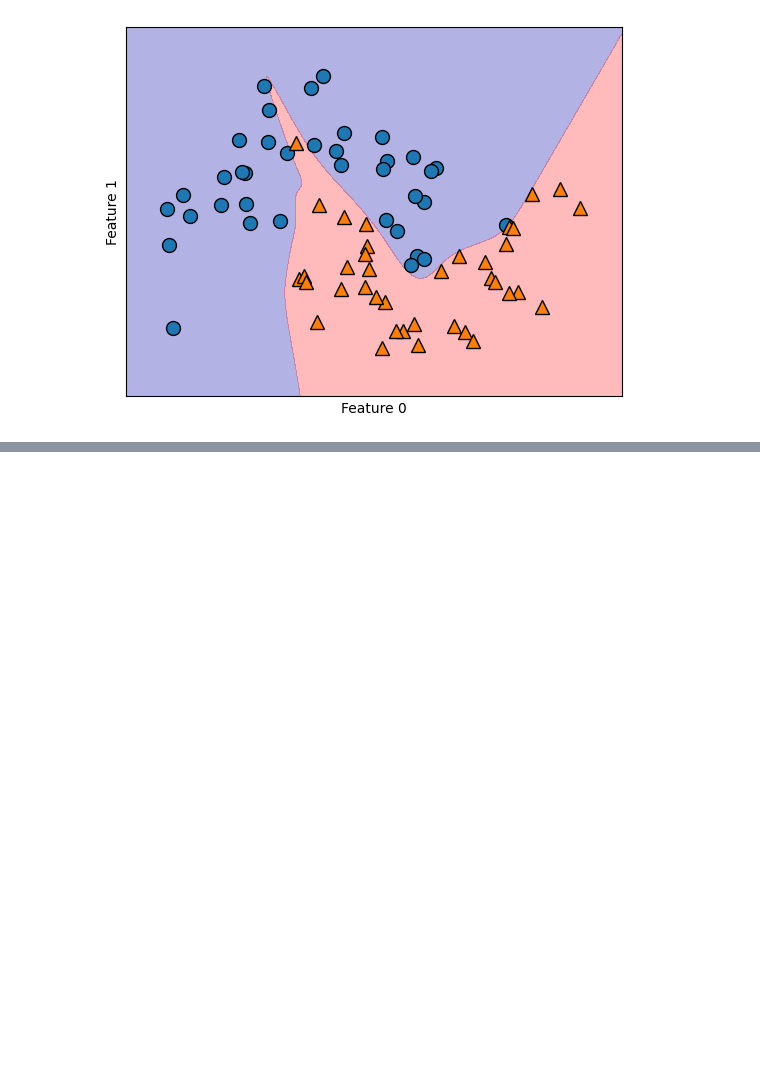
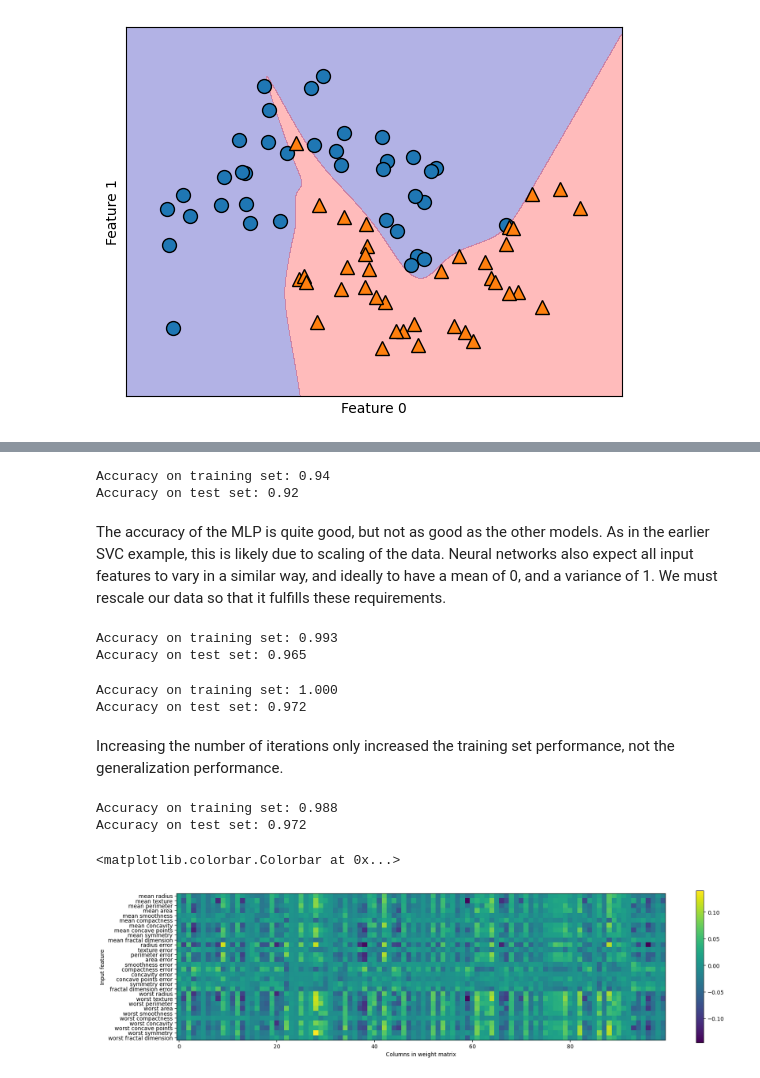
Before and after one commit to thamidu02/ML-With-python, a Jupyter notebook: Supervised Machine Learning Algorithms/Neural Networks (Deep Learning).ipynb, the cells around one changed output, grey strips where cells are left out. Drawn from its saved outputs; the diff is of its cells as text; code cells hidden in the pictures; blank space fills up the shorter version.

```diff
--- a/Supervised Machine Learning Algorithms/Neural Networks (Deep Learning).ipynb
+++ b/Supervised Machine Learning Algorithms/Neural Networks (Deep Learning).ipynb
@@ -82,0 +114,3 @@ Text(0, 0.5, 'Feature 1')
+# %%
+from sklearn.datasets import load_breast_cancer
+cancer=load_breast_cancer()
@@ -82,0 +126,67 @@ Text(0, 0.5, 'Feature 1')
+# %%
+X_train,X_test,y_train,y_test=train_test_split(cancer.data,cancer.target,random_state=0)
+mlp=MLPClassifier(random_state=42)
+mlp.fit(X_train,y_train)
+print("Accuracy on training set: {:.2f}".format(mlp.score(X_train, y_train)))
+print("Accuracy on test set: {:.2f}".format(mlp.score(X_test, y_test)))
+# %% [output]
+Accuracy on training set: 0.94
+Accuracy on test set: 0.92
+# %% [markdown]
+The accuracy of the MLP is quite good, but not as good as the other models. As in the earlier SVC example, this is likely due to scaling of the data. Neural networks also expect all input features to vary in a similar way, and ideally to have a mean of 0, and a variance of 1. We must rescale our data so that it fulfills these requirements.
+# %%
+
+
+mean_on_train=X_train.mean(axis=0) # compute the mean value per feature on the training set
+std_on_train=X_train.std(axis=0) # # compute the standard deviation of each feature on the training set
+
+# subtract the mean, and scale by inverse standard deviation
+# afterward, mean=0 and std=1
+X_train_scaled=(X_train-mean_on_train)/std_on_train
+
+X_test_scaled = (X_test - mean_on_train) / std_on_train # # use THE SAME transformation (using training mean and std) on the test set
+
+
+mlp=MLPClassifier(random_state=42)
+mlp.fit(X_train_scaled,y_train)
+
+print("Accuracy on training set: {:.3f}".format(mlp.score(X_train_scaled, y_train)))
+print("Accuracy on test set: {:.3f}".format(mlp.score(X_test_scaled, y_test)))
+# %% [output]
+Accuracy on training set: 0.993
+Accuracy on test set: 0.965
+# %%
+
+#The results are much better after scaling, and already quite competitive. We got a warning from the model, though, that tells us that the maximum number of iterations has been reached. This is part of the adam algorithm for learning the model, and tells us that we should increase the number of iterations:
+
+mlp = MLPClassifier(max_iter=1000, random_state=0)
+mlp.fit(X_train_scaled, y_train)
+
+print("Accuracy on training set: {:.3f}".format(
+    mlp.score(X_train_scaled, y_train)))
+print("Accuracy on test set: {:.3f}".format(mlp.score(X_test_scaled, y_test)))
+# %% [output]
+Accuracy on training set: 1.000
+Accuracy on test set: 0.972
+# %% [markdown]
+Increasing the number of iterations only increased the training set performance, not the generalization performance.
+# %%
+mlp = MLPClassifier(max_iter=1000, alpha=1, random_state=0)
+mlp.fit(X_train_scaled, y_train)
+
+print("Accuracy on training set: {:.3f}".format(
+    mlp.score(X_train_scaled, y_train)))
+print("Accuracy on test set: {:.3f}".format(mlp.score(X_test_scaled, y_test)))
+# %% [output]
+Accuracy on training set: 0.988
+Accuracy on test set: 0.972
+# %%
+plt.figure(figsize=(20, 5))
+plt.imshow(mlp.coefs_[0], interpolation='none', cmap='viridis')
+plt.yticks(range(30), cancer.feature_names)
+plt.xlabel("Columns in weight matrix")
+plt.ylabel("Input feature")
+plt.colorbar()
+# %% [output]
+<matplotlib.colorbar.Colorbar at 0x...>
+[figure, added]
```
Also changed, not shown: parts of 5 cells of this notebook, 1 other file.
